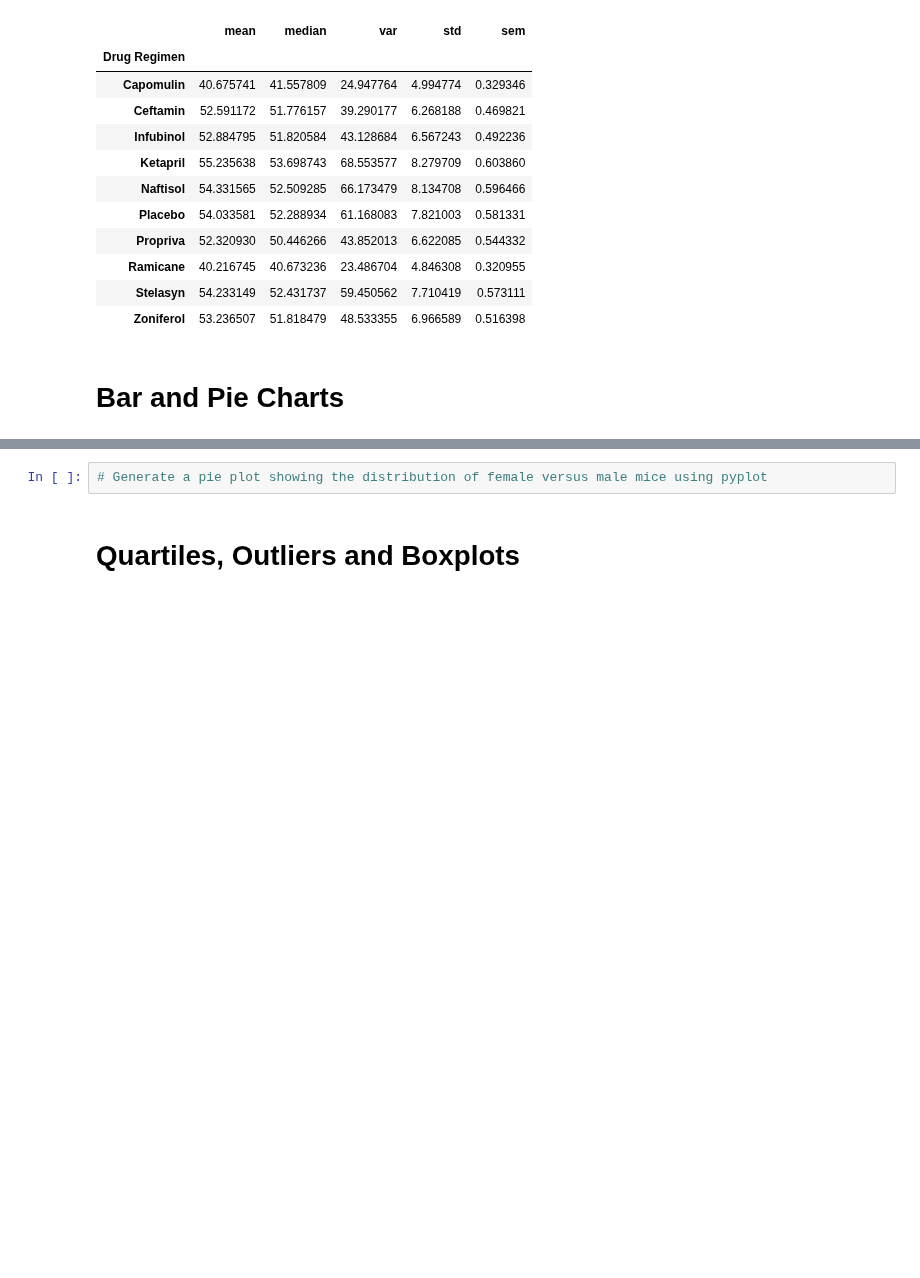
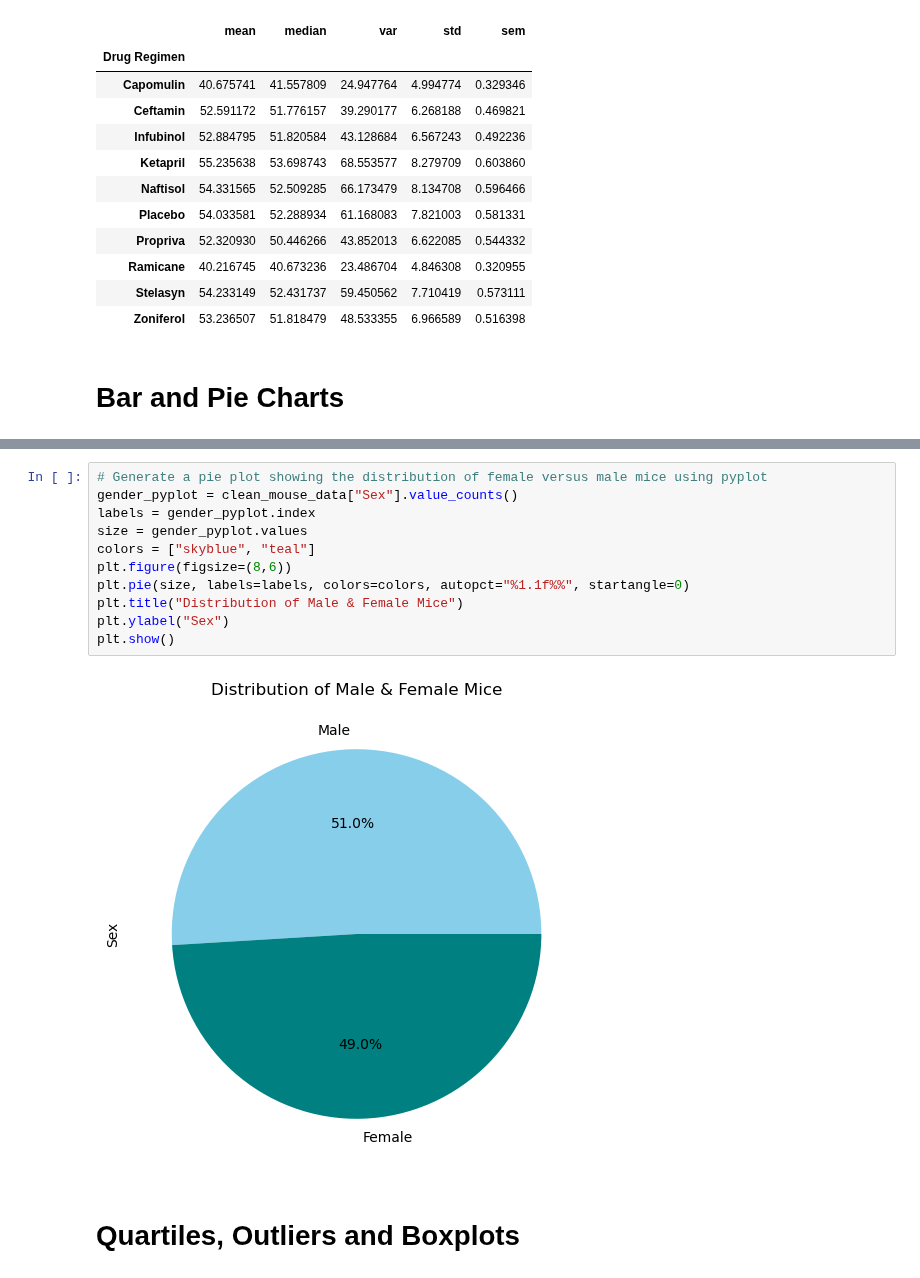
Before and after one commit to Data-Miner99/matplotlib-challenge, a Jupyter notebook: Pymaceuticals/pymaceuticals_code.ipynb, the cells around one changed output, grey strips where cells are left out. Drawn from its saved outputs; the diff is of its cells as text; blank space fills up the shorter version.

```diff
--- a/Pymaceuticals/pymaceuticals_code.ipynb
+++ b/Pymaceuticals/pymaceuticals_code.ipynb
@@ -182,6 +184,17 @@ mouse_gender.plot(kind="pie", ylabel="Sex", colors=("purple", "lightcoral"), sta
 [figure]
-# %%
-# Generate a pie plot showing the distribution of female versus male mice using pyplot
+# %%
+# Generate a pie plot showing the distribution of female versus male mice using pyplot
+gender_pyplot = clean_mouse_data["Sex"].value_counts()
+labels = gender_pyplot.index
+size = gender_pyplot.values
+colors = ["skyblue", "teal"]
+plt.figure(figsize=(8,6))
+plt.pie(size, labels=labels, colors=colors, autopct="%1.1f%%", startangle=0)
+plt.title("Distribution of Male & Female Mice")
+plt.ylabel("Sex")
+plt.show()
+# %% [output]
+[figure, added]
 # %% [markdown]
 # Quartiles, Outliers and Boxplots
 # %%
```
Also changed, not shown: parts of 6 cells of this notebook.
